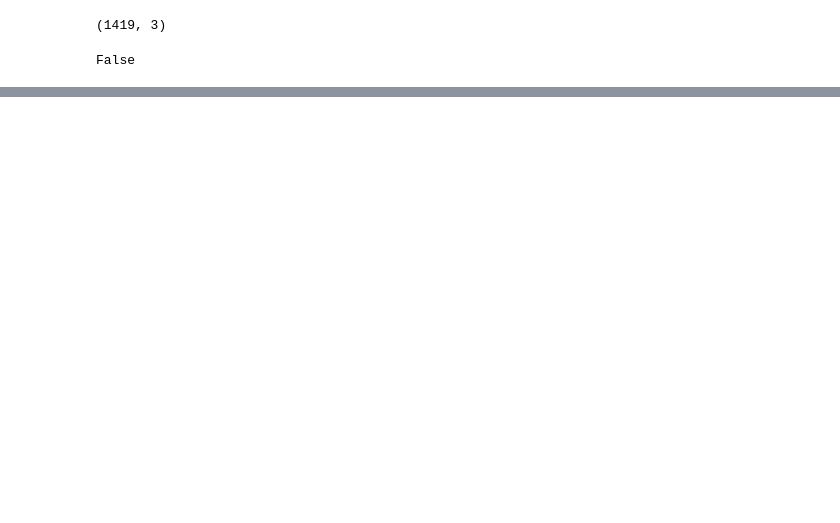
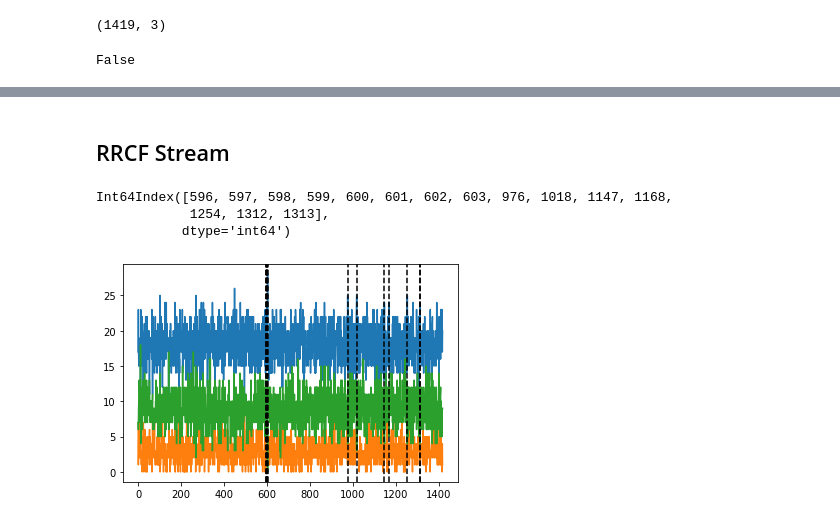
Before and after one commit to yasirroni/rrcf-power, a Jupyter notebook: rrcf-power.ipynb, the cells around one changed output, grey strips where cells are left out. Cells and saved outputs as stored; diff of their text form; code cells hidden in the pictures; blank space fills up the shorter version.

```diff
--- a/rrcf-power.ipynb
+++ b/rrcf-power.ipynb
@@ -199,0 +200,51 @@ plt.show()
+# %% [markdown]
+## RRCF Stream
+# %%
+# Set tree parameters
+num_trees = 100
+n_shingle = 8 # lenght of the shingle, using 24 hour as one point
+shingle_size = n_shingle # * n_vars
+tree_size = int(n_points * 0.8) # number of points in the tree for fifo
+
+# Create a forest of empty trees
+forest = []
+for _ in range(num_trees):
+    tree = rrcf.RCTree()
+    forest.append(tree)
+# %%
+# # Use the "shingle" generator to create rolling window
+points = rrcf.shingle(X, size=n_shingle)
+points = [point.T.flatten() for point in points]
+# %%
+# Create a dict to store anomaly score of each point
+avg_codisp = pd.Series(0.0, index=np.arange(len(points)))
+
+# For each shingle...
+for index, point in enumerate(points):
+    # For each tree in the forest...
+    for tree in forest:
+        # If tree is above permitted size...
+        if len(tree.leaves) > tree_size:
+            # Drop the oldest point (FIFO)
+            tree.forget_point(index - tree_size)
+        # Insert the new point into the tree
+        tree.insert_point(point, index=index)
+        # Compute codisp on the new point...
+        new_codisp = tree.codisp(index)
+        # And take the average over all trees
+        avg_codisp[index] += new_codisp / num_trees
+# %%
+anom_idx = (avg_codisp > avg_codisp.quantile(0.99))
+anom_idx = anom_idx[anom_idx].index
+anom_idx
+# %% [output]
+Int64Index([596, 597, 598, 599, 600, 601, 602, 603, 976, 1018, 1147, 1168,
+            1254, 1312, 1313],
+           dtype='int64')
+# %%
+plt.plot(X)
+for xc in anom_idx:
+    plt.axvline(x=xc, color='k', linestyle='--')
+plt.show()
+# %% [output]
+[figure, added]
```
Also changed, not shown: parts of 11 cells of this notebook.
